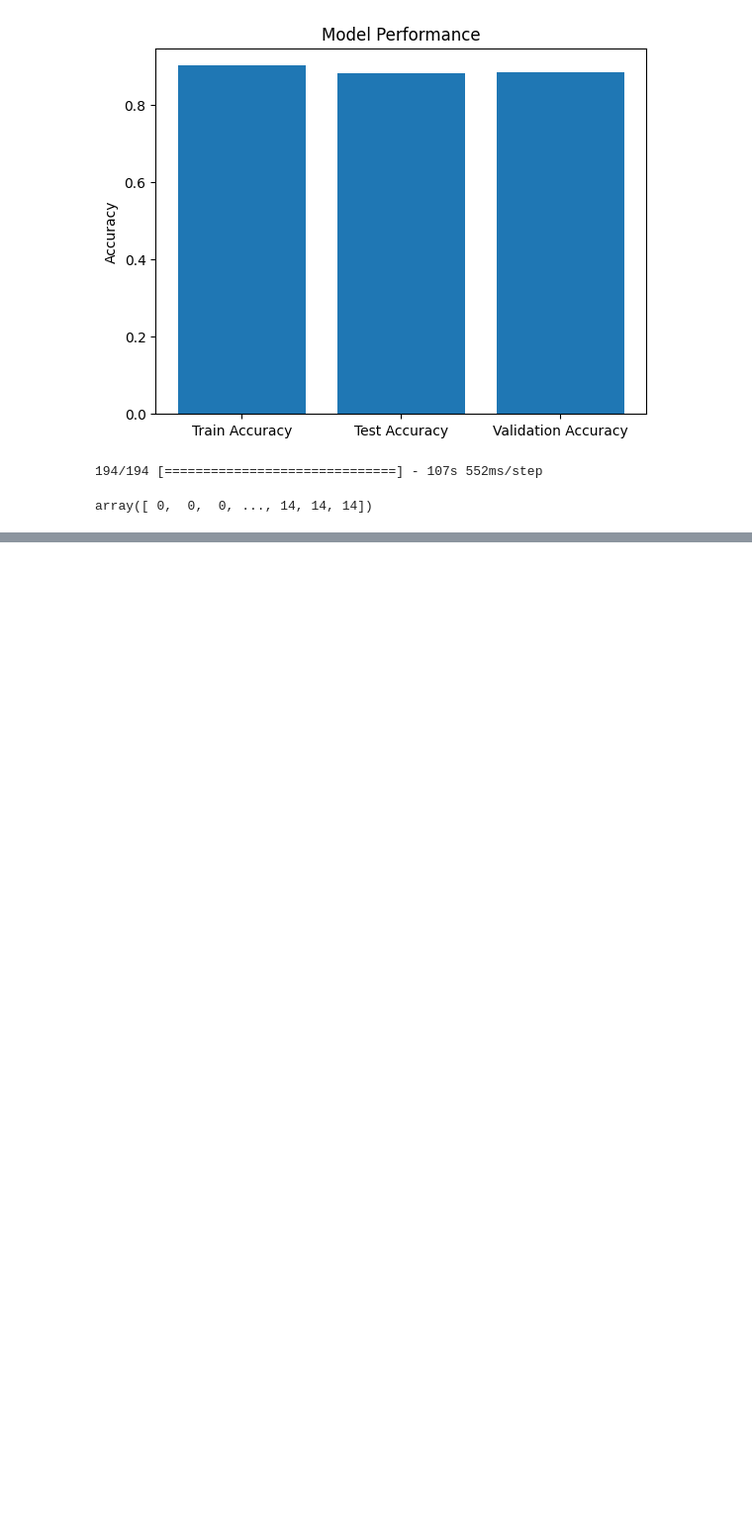
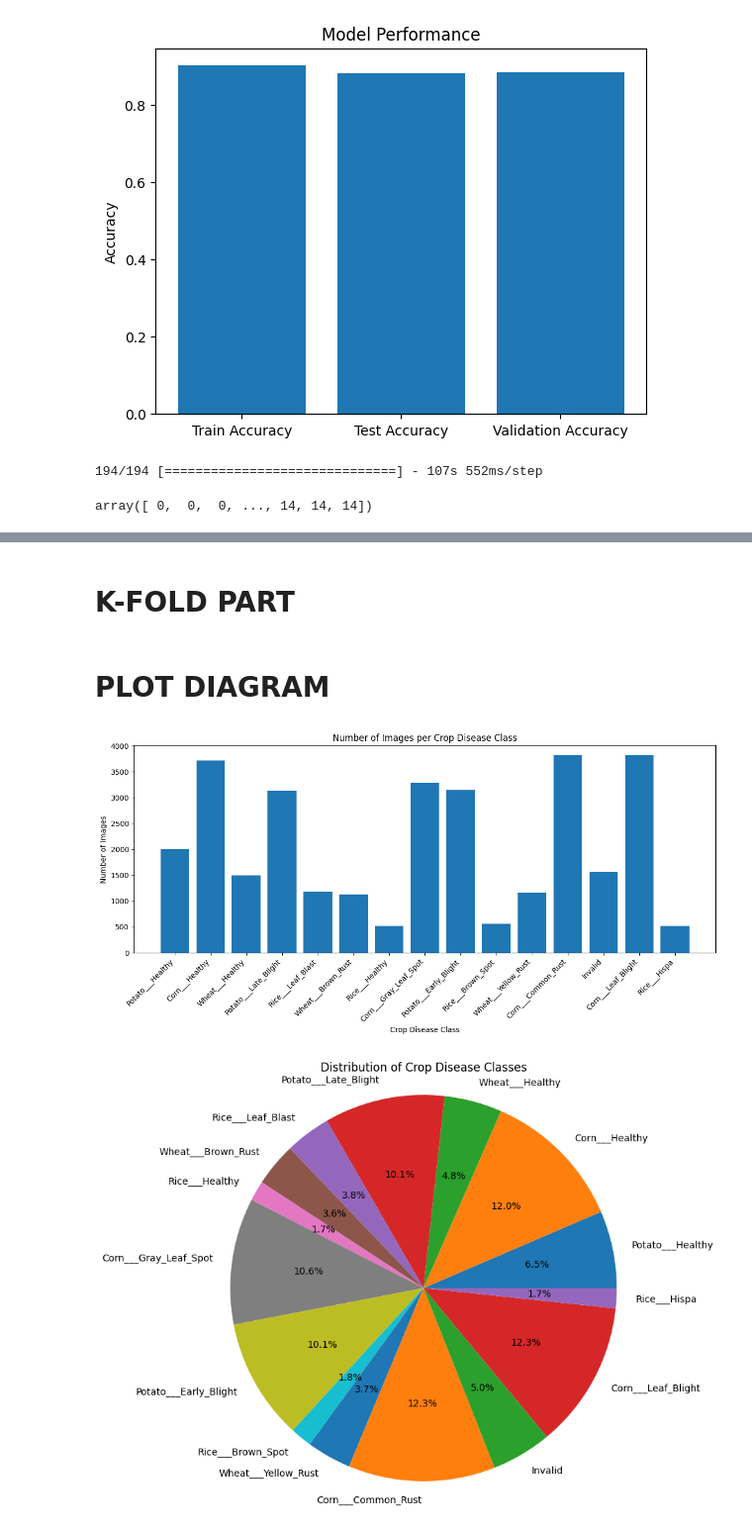
Before and after one commit to NishatVasker/Feeding_Nation_Main_Research, a Jupyter notebook: Fedding_Nation_01.ipynb, the cells around one changed output, grey strips where cells are left out. Shown at 99% size. Cells and saved outputs as stored; diff of their text form; code cells hidden in the pictures; blank space fills up the shorter version.

```diff
--- a/Fedding_Nation_01.ipynb
+++ b/Fedding_Nation_01.ipynb
@@ -423,0 +436,2 @@ ValueError: ignored
+# %% [markdown]
+# **K-FOLD PART**
@@ -423,0 +488,31 @@ ValueError: ignored
+# %% [markdown]
+# **PLOT DIAGRAM**
+# %%
+import matplotlib.pyplot as plt
+
+labels = ['Potato___Healthy', 'Corn___Healthy', 'Wheat___Healthy', 'Potato___Late_Blight', 'Rice___Leaf_Blast',
+          'Wheat___Brown_Rust', 'Rice___Healthy', 'Corn___Gray_Leaf_Spot', 'Potato___Early_Blight',
+          'Rice___Brown_Spot', 'Wheat___Yellow_Rust', 'Corn___Common_Rust', 'Invalid', 'Corn___Leaf_Blight',
+          'Rice___Hispa']
+
+num_images_per_class = [2006, 3718, 1497, 3131, 1182, 1128, 523, 3284, 3149, 563, 1156, 3814, 1563, 3816, 523]
+
+# Bar Chart showing the number of images per class
+plt.figure(figsize=(12, 6))
+plt.bar(labels, num_images_per_class)
+plt.xlabel('Crop Disease Class')
+plt.ylabel('Number of Images')
+plt.title('Number of Images per Crop Disease Class')
+plt.xticks(rotation=45, ha='right')
+plt.tight_layout()
+plt.show()
+
+# Pie Chart showing the distribution of classes
+plt.figure(figsize=(8, 8))
+plt.pie(num_images_per_class, labels=labels, autopct='%1.1f%%')
+plt.title('Distribution of Crop Disease Classes')
+plt.axis('equal')
+plt.show()
+# %% [output]
+[figure, added]
+[figure, added]
```
Also changed, not shown: parts of 9 cells of this notebook.
